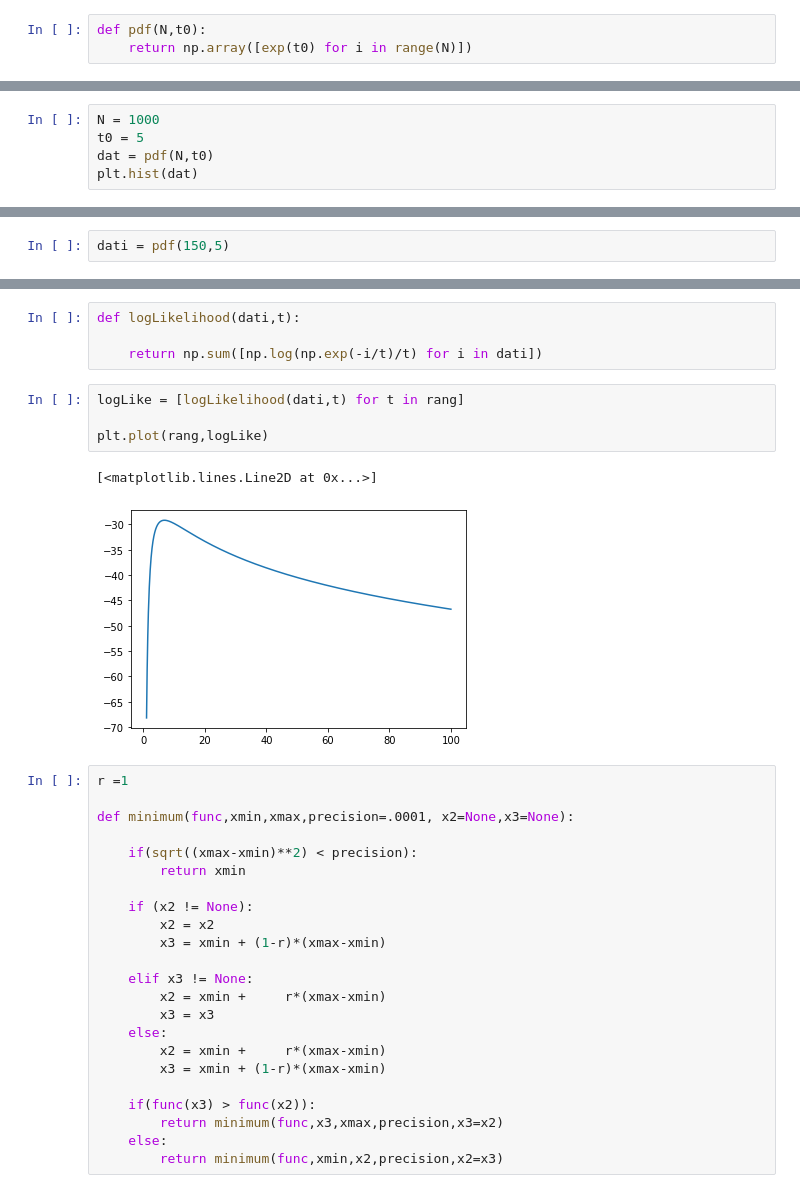
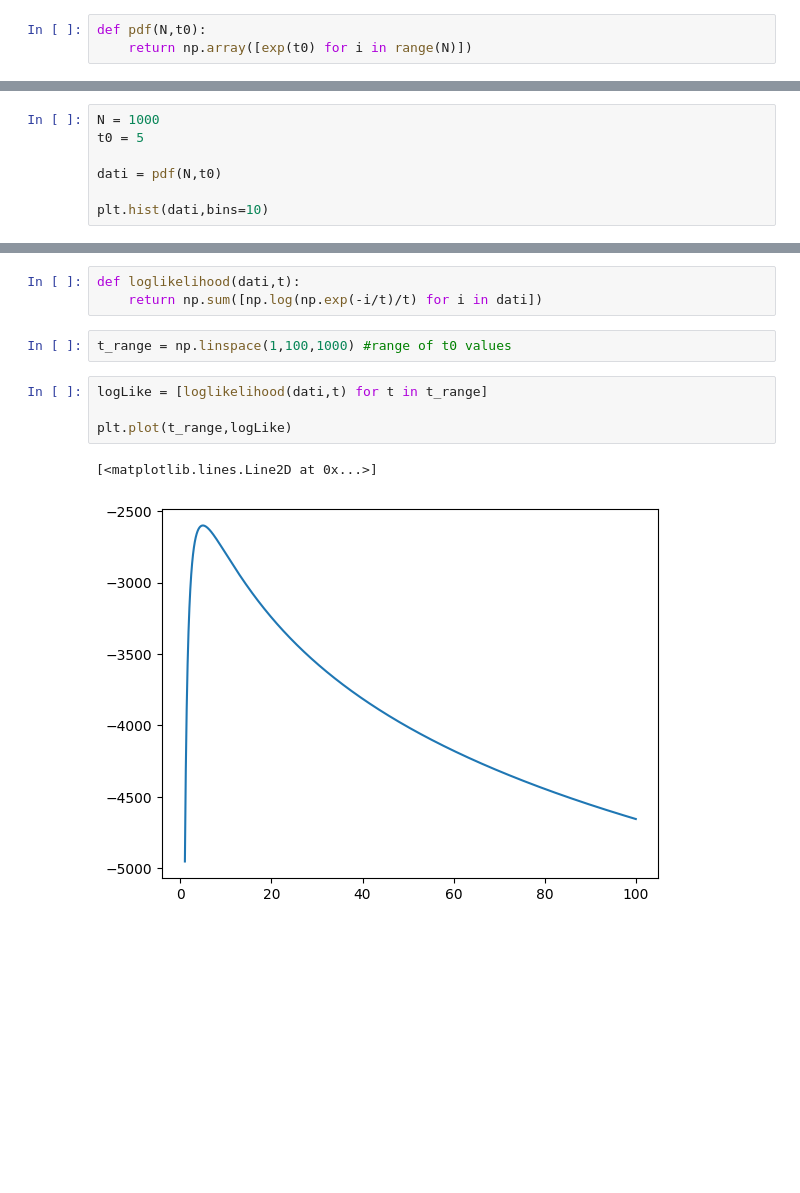
Before and after one commit to Yehan-Edirisinghe/Labo_cal, a Jupyter notebook: lecture_9/note.ipynb, the cells around one changed output, grey strips where cells are left out. Drawn from its saved outputs; the diff is of its cells as text; blank space fills up the shorter version.

```diff
--- a/lecture_9/note.ipynb
+++ b/lecture_9/note.ipynb
@@ -12,6 +14,8 @@ def pdf(N,t0):
 # %%
 N = 1000
 t0 = 5
-dat = pdf(N,t0)
-plt.hist(dat)
+
+dati = pdf(N,t0)
+
+plt.hist(dati,bins=10)
 # %% [output]
@@ -27,3 +32 @@ def likelihood(dati,t):
     return np.prod([np.exp(-i/t)/t for i in dati])
-# %%
-dati = pdf(150,5)
@@ -52,34 +33,12 @@ plt.yscale('log')
 # %%
-def logLikelihood(dati,t):
-
+def loglikelihood(dati,t):
     return np.sum([np.log(np.exp(-i/t)/t) for i in dati])
+# %%
+t_range = np.linspace(1,100,1000) #range of t0 values
 # %%
-logLike = [logLikelihood(dati,t) for t in rang]
+logLike = [loglikelihood(dati,t) for t in t_range]
 
-plt.plot(rang,logLike)
+plt.plot(t_range,logLike)
 # %% [output]
 [<matplotlib.lines.Line2D at 0x...>]
-[figure, old version]
+[figure, new version]
-# %%
-r =1
-
-def minimum(func,xmin,xmax,precision=.0001, x2=None,x3=None):
-
-    if(sqrt((xmax-xmin)**2) < precision):
-        return xmin
-
-    if (x2 != None):
-        x2 = x2
-        x3 = xmin + (1-r)*(xmax-xmin)
-
-    elif x3 != None:
-        x2 = xmin +     r*(xmax-xmin)
-        x3 = x3
-    else:
-        x2 = xmin +     r*(xmax-xmin)
-        x3 = xmin + (1-r)*(xmax-xmin)
-
-    if(func(x3) > func(x2)):
-        return minimum(func,x3,xmax,precision,x3=x2)
-    else:
-        return minimum(func,xmin,x2,precision,x2=x3)
```
Also changed, not shown: parts of 8 cells of this notebook.
